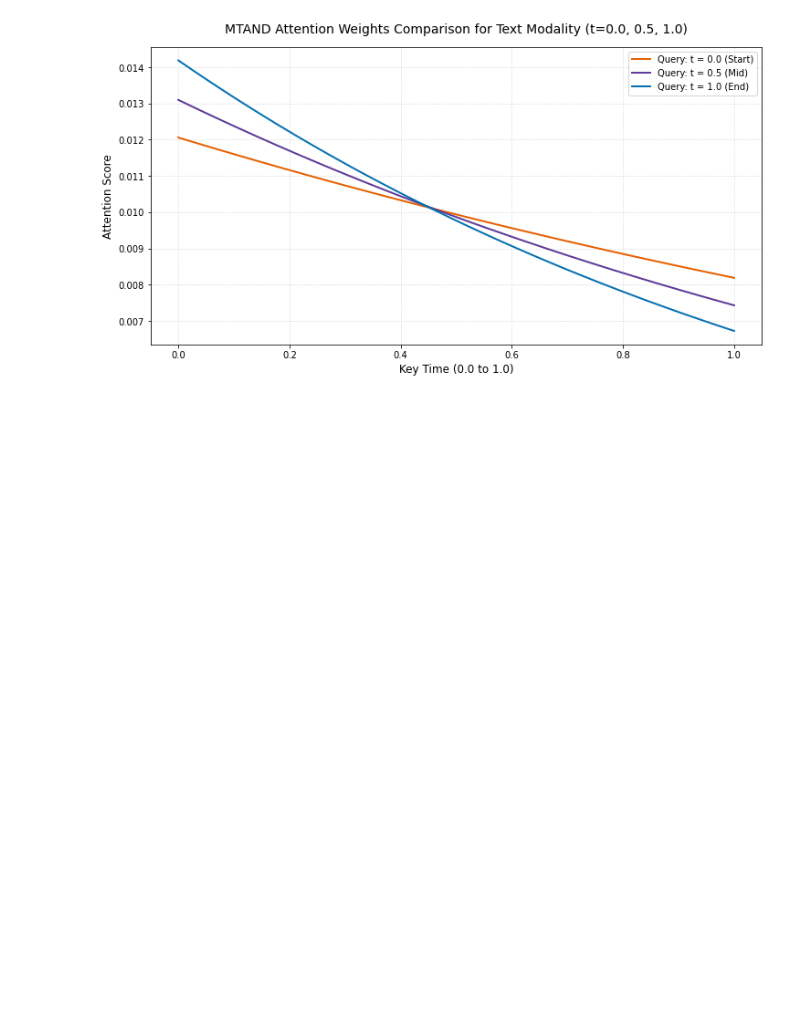
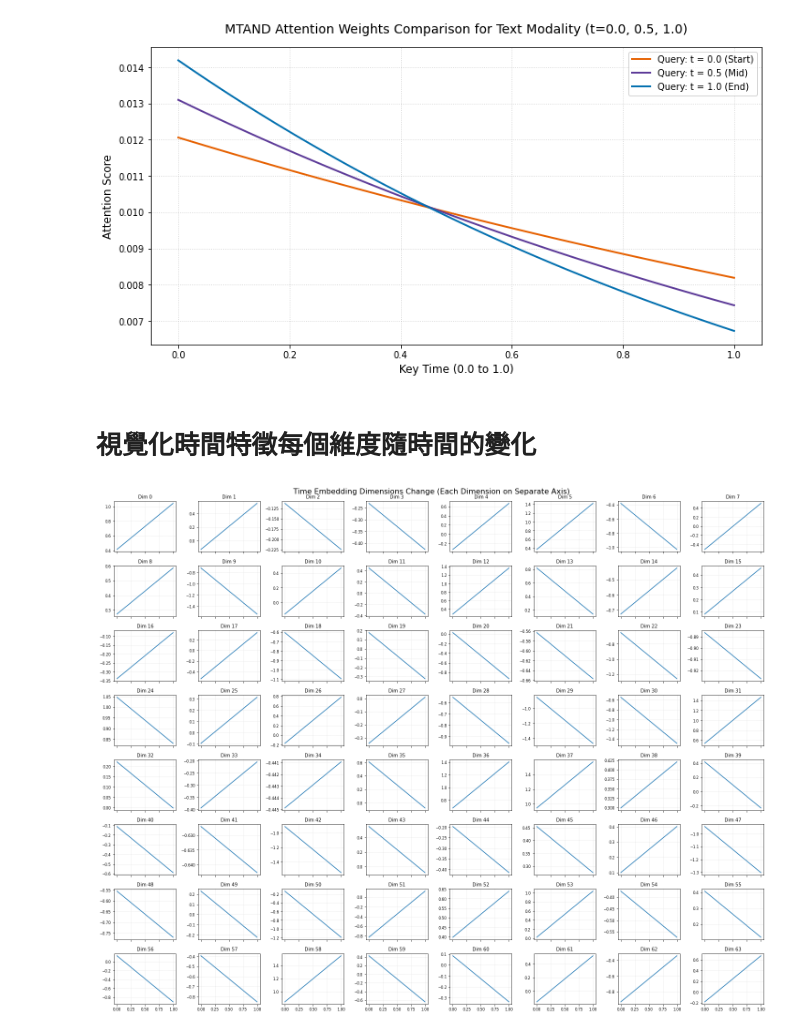
Before and after one commit to xianggu92/Master, a Jupyter notebook: implementations/FuseMoE/src/analysis/visualize_mtand_attn.ipynb, the cells around one changed output. Cells and saved outputs as stored; diff of their text form; code cells hidden in the pictures; blank space fills up the shorter version.

```diff
--- a/implementations/FuseMoE/src/analysis/visualize_mtand_attn.ipynb
+++ b/implementations/FuseMoE/src/analysis/visualize_mtand_attn.ipynb
@@ -183,3 +182,49 @@ for seed in seeds:
 ../run/TS_Text/ihm-48-notes_TS_Text_TS_mTAND_64_Text_mTAND_64_layer1_moe_['laplace']_joint_[16, 5]_top_[4, 4]_batch_0.0004_8_8_128_1_2_512/f1/1.pth.tar
 [figure]
 [figure]
+# %% [markdown]
+# 視覺化時間特徵每個維度隨時間的變化
+# %%
+# 1. 建立 0 到 1 之間的時間序列
+t_steps = torch.linspace(0, 1, 200).unsqueeze(-1).to(device=next(model.parameters()).device)
+
+def get_time_embedding(t):
+    p_emb = model.periodic(t)
+    l_emb = model.linear(t)
+    return torch.cat([p_emb, l_emb], dim=-1)
+
+# 2. 取得 Time Embedding 的輸出
+with torch.no_grad():
+    time_emb = get_time_embedding(t_steps).cpu().numpy()
+
+num_dims = time_emb.shape[1]  # 預期維度為 64
+
+# 3. 設定 8 行 8 列的子圖網格 (8x8 = 64)
+cols = 8
+rows = (num_dims + cols - 1) // cols
+
+fig, axes = plt.subplots(rows, cols, figsize=(20, 16), sharex=True)
+axes = axes.flatten()  # 將多維子圖陣列展平，便於迴圈遍歷
+
+t_np = t_steps.cpu().numpy()
+
+# 4. 依序繪製每個維度的變化
+for i in range(num_dims):
+    ax = axes[i]
+    ax.plot(t_np, time_emb[:, i], color='tab:blue', linewidth=1.5)
+    ax.set_title(f'Dim {i}', fontsize=10)
+    ax.grid(True, linestyle=':', alpha=0.6)
+    ax.tick_params(axis='both', which='major', labelsize=8)
+
+# 5. 如果有剩餘未使用的子圖則予以隱藏
+for j in range(num_dims, len(axes)):
+    fig.delaxes(axes[j])
+
+plt.suptitle('Time Embedding Dimensions Change (Each Dimension on Separate Axis)', fontsize=16)
+plt.tight_layout()
+
+# 儲存並顯示圖表
+plt.savefig(os.path.join(rootdir, 'images', 'time_embedding_separate_axes.png'), transparent=False, facecolor='white')
+plt.show()
+# %% [output]
+[figure, added]
```
Also changed, not shown: parts of 2 cells of this notebook.
